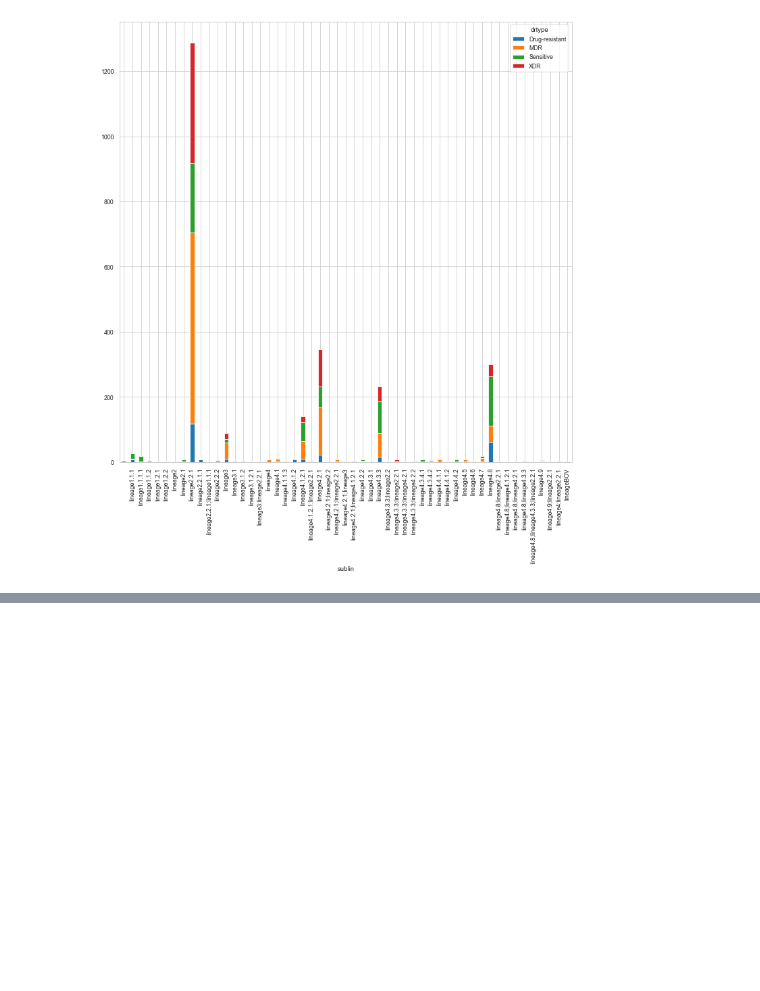
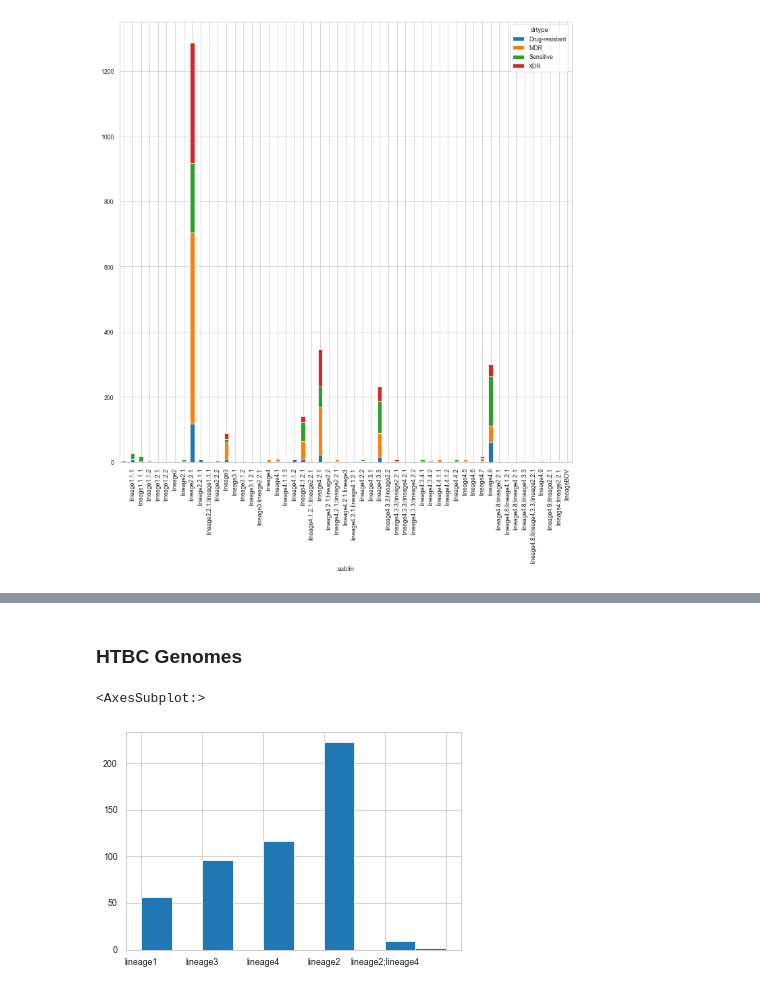
Before and after one commit to abhi18av/LJMU_Masters_Dissertation, a Jupyter notebook: src/notebooks/mono_resistance_eda.ipynb, the cells around one changed output, grey strips where cells are left out. Cells and saved outputs as stored; diff of their text form; code cells hidden in the pictures; blank space fills up the shorter version.

Commit message:
add the mono_resistance_eda for test and train genome ids

```diff
--- a/src/notebooks/mono_resistance_eda.ipynb
+++ b/src/notebooks/mono_resistance_eda.ipynb
@@ -197,0 +195,5 @@ import allel
+# %%
+import json
+
+with open('../data/raw/test_train_genome_ids.json') as f:
+    test_train_genome_ids = json.load(f)
@@ -197,0 +204,6 @@ import allel
+# %%
+htbc_genomes = test_train_genome_ids['htbc']
+tb_portals_genomes = test_train_genome_ids['tb_portals']
+# %%
+htbc_tbprofiler_df = tbprofiler_df.loc[htbc_genomes]
+htbc_tbprofiler_df.head()
@@ -197,0 +229,7 @@ import allel
+# %% [markdown]
+### HTBC Genomes
+# %%
+htbc_tbprofiler_df["main_lin"].hist()
+# %% [output]
+<AxesSubplot:>
+[figure, added]
```
Also changed, not shown: parts of 13 cells of this notebook.
